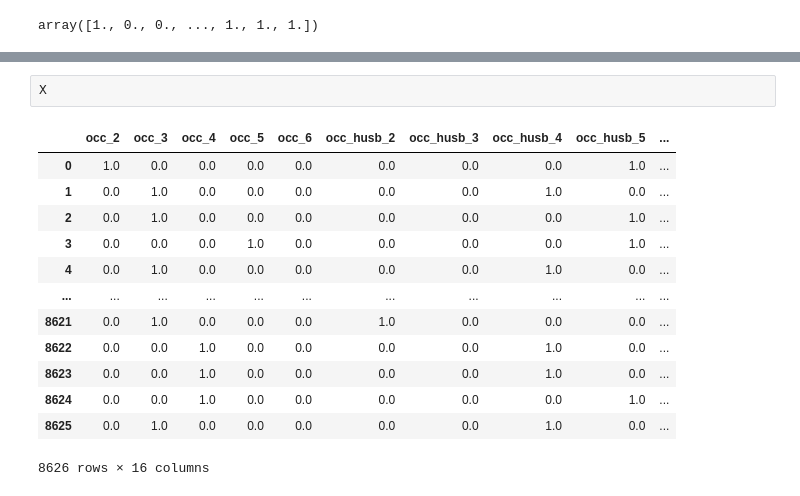
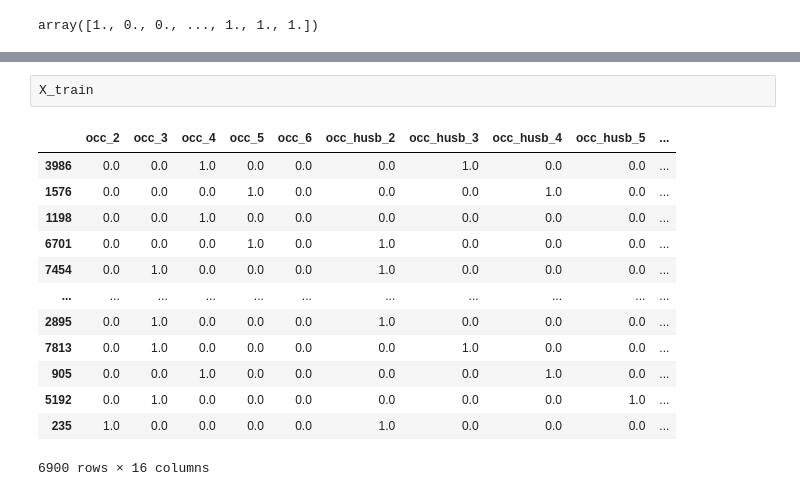
Before and after one commit to shiv0112/logistic_regression_affair, a Jupyter notebook: notebooks/logistic_regression.ipynb, the cells around one changed output, grey strips where cells are left out. Drawn from its saved outputs; the diff is of its cells as text.

```diff
--- a/notebooks/logistic_regression.ipynb
+++ b/notebooks/logistic_regression.ipynb
@@ -471,17 +474,17 @@ pd.concat([y_test,y_pred], axis=1)
 1726 rows × 2 columns
-# %%
-X
-# %% [output]
-|  | occ_2 | occ_3 | occ_4 | occ_5 | occ_6 | occ_husb_2 | occ_husb_3 | occ_husb_4 | occ_husb_5 | ... |
-| 0 | 1.0 | 0.0 | 0.0 | 0.0 | 0.0 | 0.0 | 0.0 | 0.0 | 1.0 | ... |
-| 1 | 0.0 | 1.0 | 0.0 | 0.0 | 0.0 | 0.0 | 0.0 | 1.0 | 0.0 | ... |
-| 2 | 0.0 | 1.0 | 0.0 | 0.0 | 0.0 | 0.0 | 0.0 | 0.0 | 1.0 | ... |
-| 3 | 0.0 | 0.0 | 0.0 | 1.0 | 0.0 | 0.0 | 0.0 | 0.0 | 1.0 | ... |
-| 4 | 0.0 | 1.0 | 0.0 | 0.0 | 0.0 | 0.0 | 0.0 | 1.0 | 0.0 | ... |
-| ... | ... | ... | ... | ... | ... | ... | ... | ... | ... | ... |
-| 8621 | 0.0 | 1.0 | 0.0 | 0.0 | 0.0 | 1.0 | 0.0 | 0.0 | 0.0 | ... |
-| 8622 | 0.0 | 0.0 | 1.0 | 0.0 | 0.0 | 0.0 | 0.0 | 1.0 | 0.0 | ... |
-| 8623 | 0.0 | 0.0 | 1.0 | 0.0 | 0.0 | 0.0 | 0.0 | 1.0 | 0.0 | ... |
-| 8624 | 0.0 | 0.0 | 1.0 | 0.0 | 0.0 | 0.0 | 0.0 | 0.0 | 1.0 | ... |
-| 8625 | 0.0 | 1.0 | 0.0 | 0.0 | 0.0 | 0.0 | 0.0 | 1.0 | 0.0 | ... |
-8626 rows × 16 columns
+# %%
+X_train
+# %% [output]
+|  | occ_2 | occ_3 | occ_4 | occ_5 | occ_6 | occ_husb_2 | occ_husb_3 | occ_husb_4 | occ_husb_5 | ... |
+| 3986 | 0.0 | 0.0 | 1.0 | 0.0 | 0.0 | 0.0 | 1.0 | 0.0 | 0.0 | ... |
+| 1576 | 0.0 | 0.0 | 0.0 | 1.0 | 0.0 | 0.0 | 0.0 | 1.0 | 0.0 | ... |
+| 1198 | 0.0 | 0.0 | 1.0 | 0.0 | 0.0 | 0.0 | 0.0 | 0.0 | 0.0 | ... |
+| 6701 | 0.0 | 0.0 | 0.0 | 1.0 | 0.0 | 1.0 | 0.0 | 0.0 | 0.0 | ... |
+| 7454 | 0.0 | 1.0 | 0.0 | 0.0 | 0.0 | 1.0 | 0.0 | 0.0 | 0.0 | ... |
+| ... | ... | ... | ... | ... | ... | ... | ... | ... | ... | ... |
+| 2895 | 0.0 | 1.0 | 0.0 | 0.0 | 0.0 | 1.0 | 0.0 | 0.0 | 0.0 | ... |
+| 7813 | 0.0 | 1.0 | 0.0 | 0.0 | 0.0 | 0.0 | 1.0 | 0.0 | 0.0 | ... |
+| 905 | 0.0 | 0.0 | 1.0 | 0.0 | 0.0 | 0.0 | 0.0 | 1.0 | 0.0 | ... |
+| 5192 | 0.0 | 1.0 | 0.0 | 0.0 | 0.0 | 0.0 | 0.0 | 0.0 | 1.0 | ... |
+| 235 | 1.0 | 0.0 | 0.0 | 0.0 | 0.0 | 1.0 | 0.0 | 0.0 | 0.0 | ... |
+6900 rows × 16 columns
```
Also changed, not shown: parts of 11 cells of this notebook, 8 other files.
